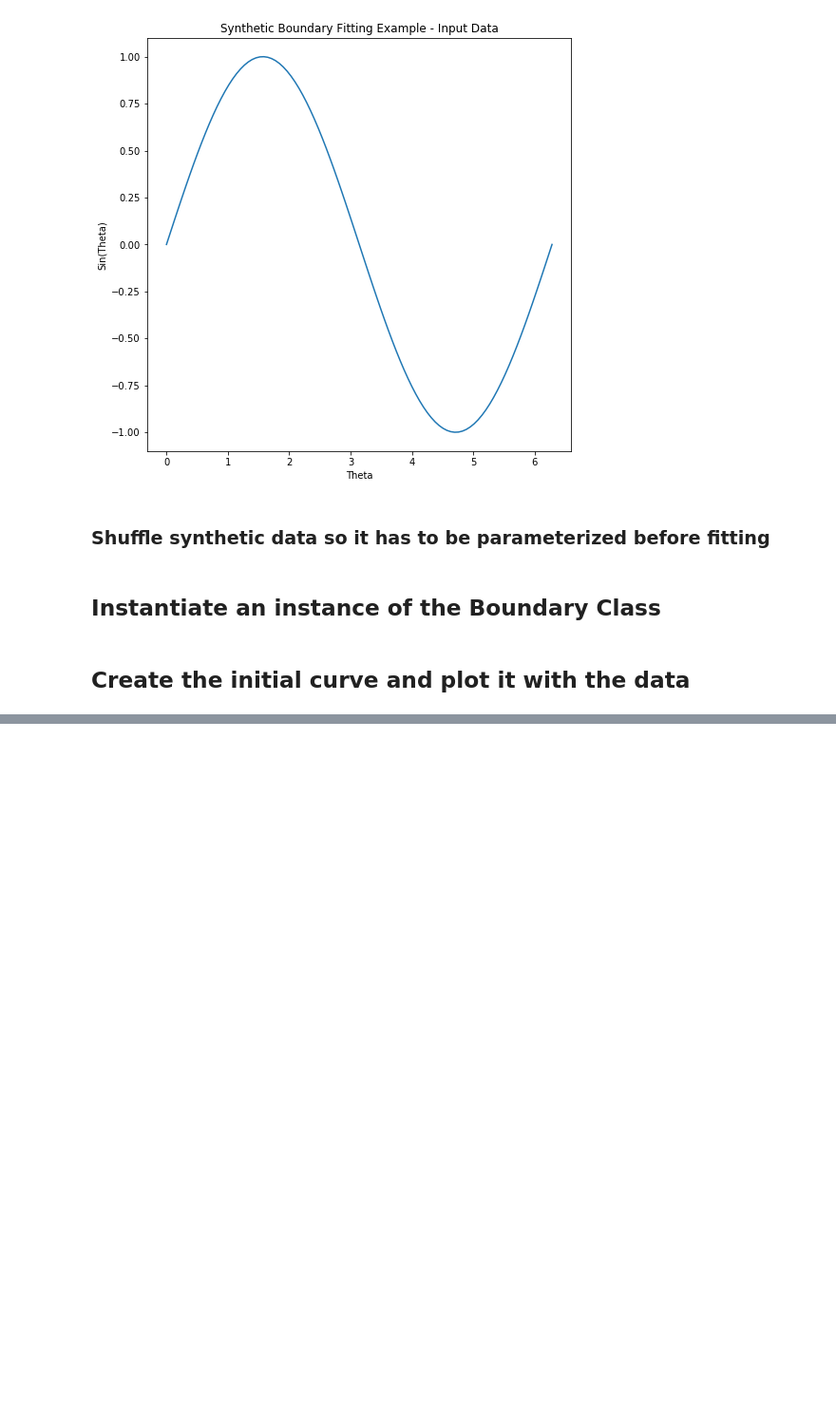
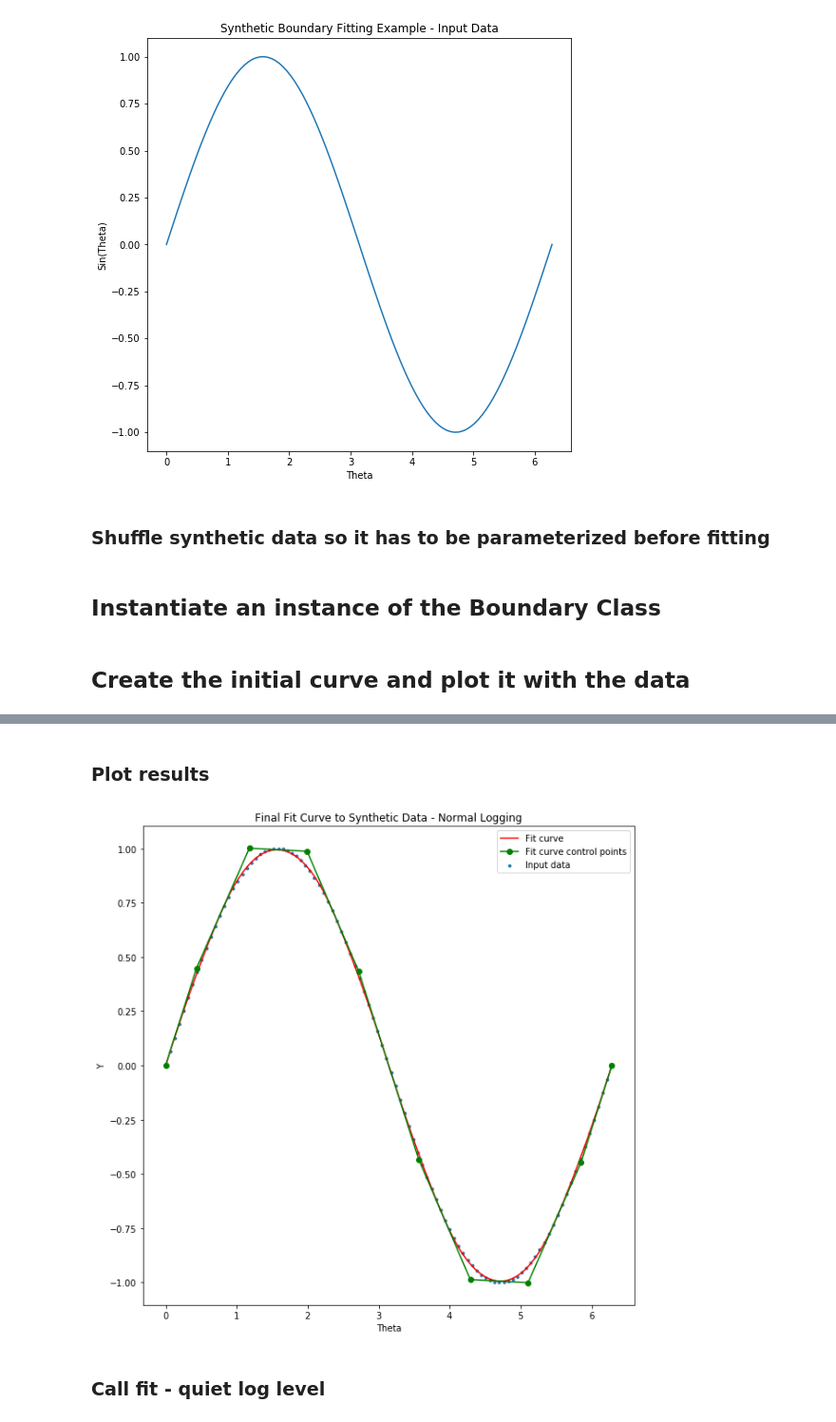
Before and after one commit to stpotter16/PySplineFit, a Jupyter notebook: examples/Boundary_Fitting_Example.ipynb, the cells around one changed output, grey strips where cells are left out. Shown at 95% size. Drawn from its saved outputs; the diff is of its cells as text; code cells hidden in the pictures; blank space fills up the shorter version.

```diff
--- a/examples/Boundary_Fitting_Example.ipynb
+++ b/examples/Boundary_Fitting_Example.ipynb
@@ -61,0 +66,2 @@ plt.legend();
+# %%
+synthetic_bound.fit()
@@ -61,0 +88,18 @@ plt.legend();
+# %% [markdown]
+### Plot results
+# %%
+fit_points = synthetic_bound.fit_curve.points(np.linspace(0, 1, 100))
+fit_ctrlpts = synthetic_bound.fit_curve.control_points
+
+fig = plt.figure(figsize=(10,10))
+plt.scatter(theta, y, s=8, label='Input data')
+plt.plot(fit_points[:, 0], fit_points[:, 1], color='r', label='Fit curve');
+plt.plot(fit_ctrlpts[:, 0], fit_ctrlpts[:, 1], color='g', marker='o', label='Fit curve control points')
+plt.xlabel('Theta')
+plt.ylabel('Y');
+plt.legend()
+plt.title('Final Fit Curve to Synthetic Data - Normal Logging');
+# %% [output]
+[figure, added]
+# %% [markdown]
+### Call fit - quiet log level
```
Also changed, not shown: parts of 9 cells of this notebook.
